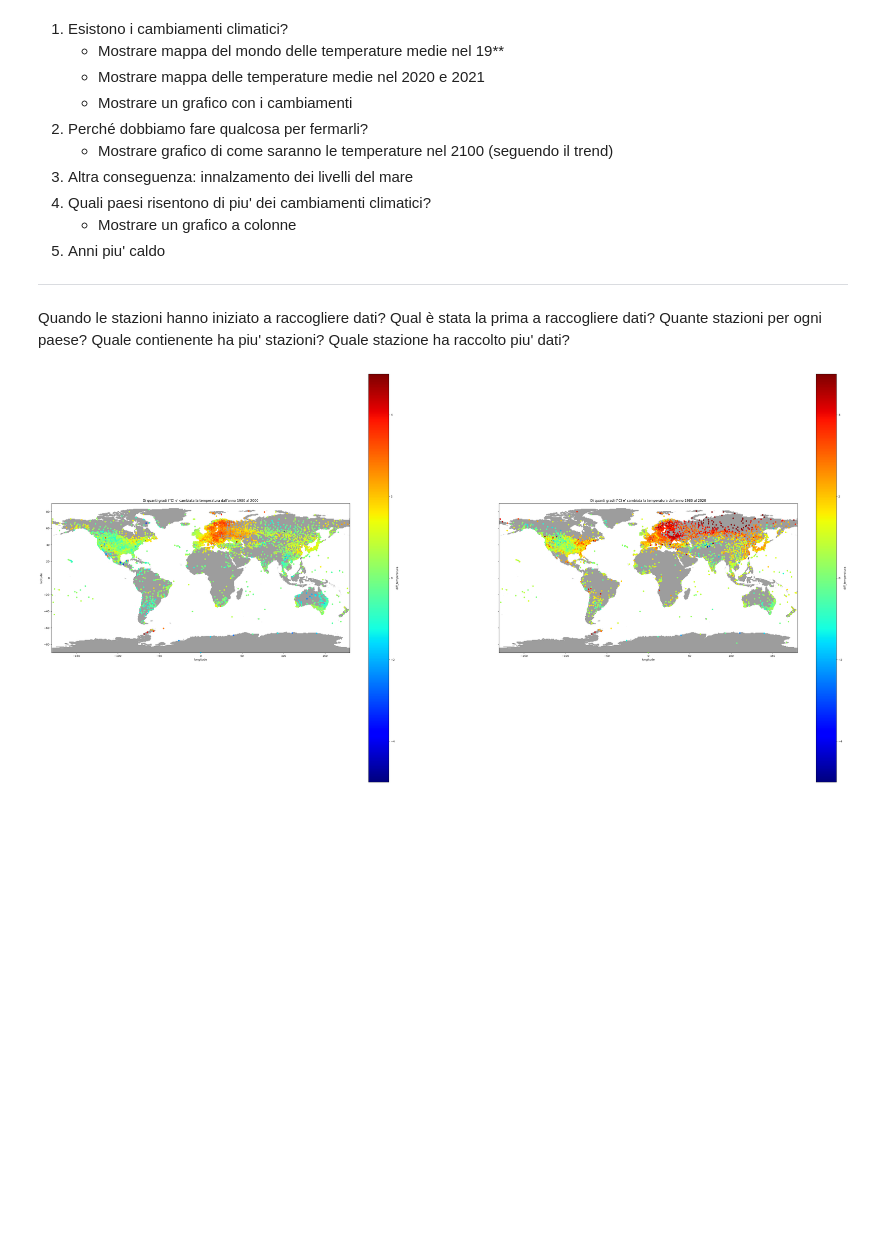
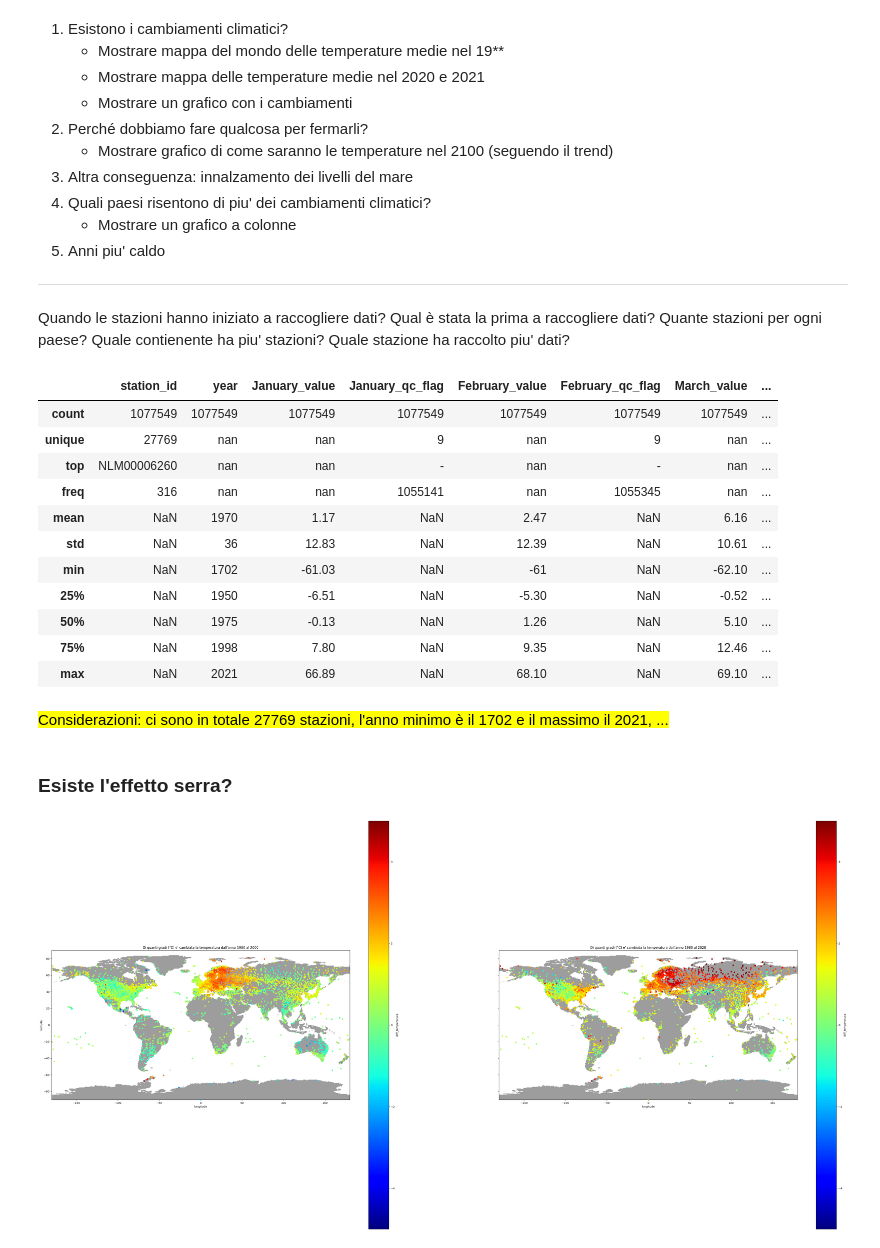
Before and after one commit to ElenaCurti/big-data, a Jupyter notebook: Attivita_03_DataAnalytics/file.ipynb, the cells around one changed output. Cells and saved outputs as stored; diff of their text form; code cells hidden in the pictures; blank space fills up the shorter version.

```diff
--- a/Attivita_03_DataAnalytics/file.ipynb
+++ b/Attivita_03_DataAnalytics/file.ipynb
@@ -29,7 +32,9 @@ I file contenenti informazioni sui Paesi sono stati trovati su due repository di
 import pandas as pd
 import os
 
-pd.set_option('display.max_rows', 10)
+pd.options.display.max_rows = None
+pd.options.display.max_columns = None
+# pd.set_option('display.', None)
 
 DATA_FOLDER = "applicazione" + os.path.sep + "data" + os.path.sep
 DATA_ORIGINAL_FOLDER = DATA_FOLDER + "original"+ os.path.sep
@@ -198,6 +232,34 @@ Quando le stazioni hanno iniziato a raccogliere dati? Qual è stata la prima a r
 Quante stazioni per ogni paese?
 Quale contienente ha piu' stazioni?
 Quale stazione ha raccolto piu' dati?
+# %%
+# Stampo le statistiche
+df_describe = df_temperatures.describe(include='all')
+
+# Sistemo l'output
+df_describe["year"] = df_describe["year"].apply(lambda x: '{:.0f}'.format(x))
+for i in range(1,13):
+    df_describe[calendar.month_name[i]+"_value"] = df_describe[calendar.month_name[i]+"_value"].apply(lambda x: '{:.0f}'.format(x) if pd.isna(x) or int(x) == x else  '{:.2f}'.format(x))
+
+display(df_describe)
+# %% [output]
+|  | station_id | year | January_value | January_qc_flag | February_value | February_qc_flag | March_value | ... |
+| count | 1077549 | 1077549 | 1077549 | 1077549 | 1077549 | 1077549 | 1077549 | ... |
+| unique | 27769 | nan | nan | 9 | nan | 9 | nan | ... |
+| top | NLM00006260 | nan | nan | - | nan | - | nan | ... |
+| freq | 316 | nan | nan | 1055141 | nan | 1055345 | nan | ... |
+| mean | NaN | 1970 | 1.17 | NaN | 2.47 | NaN | 6.16 | ... |
+| std | NaN | 36 | 12.83 | NaN | 12.39 | NaN | 10.61 | ... |
+| min | NaN | 1702 | -61.03 | NaN | -61 | NaN | -62.10 | ... |
+| 25% | NaN | 1950 | -6.51 | NaN | -5.30 | NaN | -0.52 | ... |
+| 50% | NaN | 1975 | -0.13 | NaN | 1.26 | NaN | 5.10 | ... |
+| 75% | NaN | 1998 | 7.80 | NaN | 9.35 | NaN | 12.46 | ... |
+| max | NaN | 2021 | 66.89 | NaN | 68.10 | NaN | 69.10 | ... |
+# %% [markdown]
+<mark>
+Considerazioni: ci sono in totale 27769 stazioni, l'anno minimo è il 1702 e il massimo il 2021, ...
+# %% [markdown]
+### Esiste l'effetto serra?
 # %%
 import matplotlib.pyplot as plt
 
```
Also changed, not shown: parts of 9 cells of this notebook, 1 other file.
